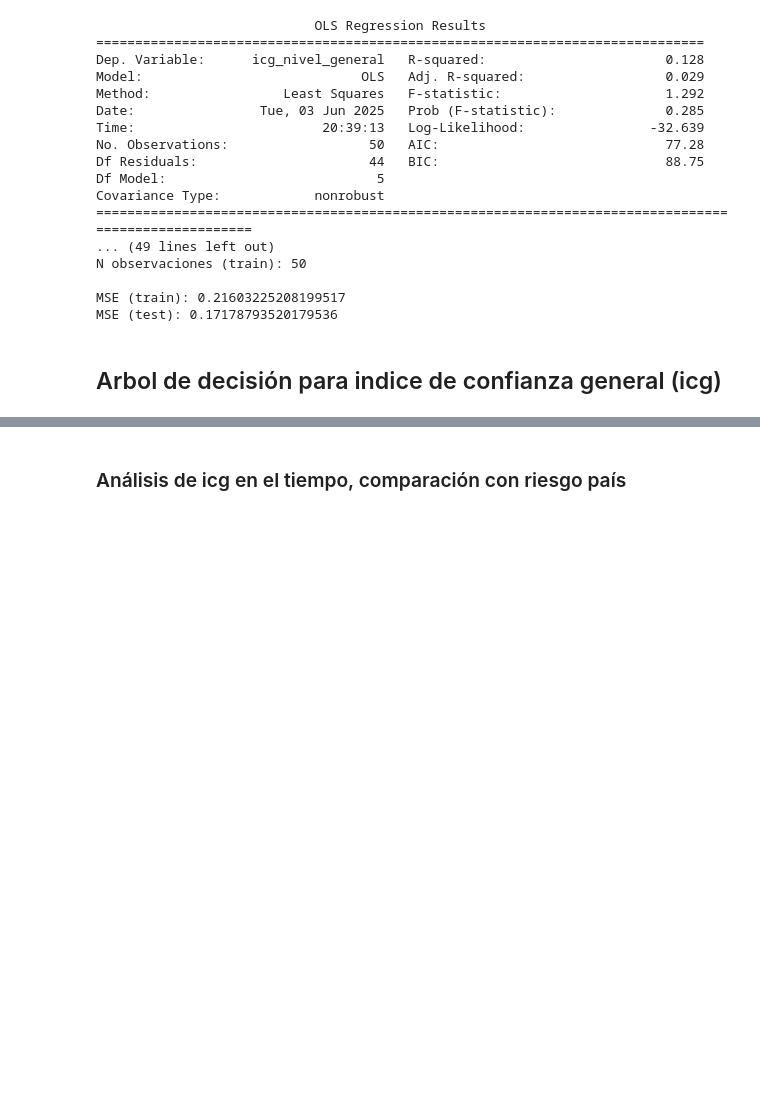
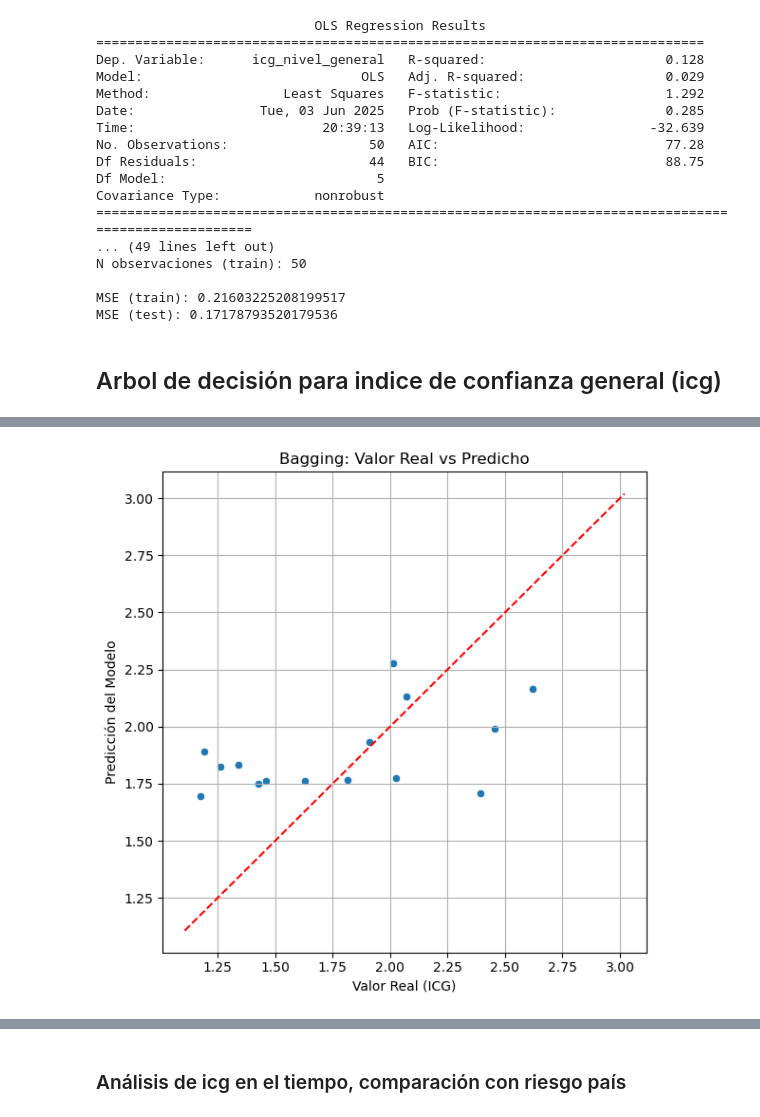
Before and after one commit to jtomasello247/ProyetctosTP, a Jupyter notebook: Predicción de confianza general.ipynb, the cells around one changed output, grey strips where cells are left out. Saved outputs shown, nothing was run; the diff lists cells and outputs as text; code cells hidden in the pictures; blank space fills up the shorter version.

```diff
--- a/Predicción de confianza general.ipynb
+++ b/Predicción de confianza general.ipynb
@@ -357,0 +529,25 @@ Error Cuadrático Medio: 0.19
+# %%
+
+# Árbol base
+arbol_base = DecisionTreeRegressor(max_depth=2, random_state=42)
+
+# Bagging con el parámetro correcto
+modelo_bagging = BaggingRegressor(
+    estimator=arbol_base,  # ← la corrección está acá
+    n_estimators=100,
+    bootstrap=True,
+    random_state=42
+)
+
+# Entrenar
+modelo_bagging.fit(X_train, y_train)
+
+# Predecir
+pred_bag = modelo_bagging.predict(X_test)
+
+# Métricas
+from sklearn.metrics import mean_squared_error, r2_score
+mse_bag = mean_squared_error(y_test, pred_bag)
+r2_bag = r2_score(y_test, pred_bag)
+
+print(f"Bagging - MSE: {mse_bag:.3f}, R²: {r2_bag:.2%}")
@@ -357,0 +591,15 @@ Error Cuadrático Medio: 0.19
+# %%
+import seaborn as sns
+
+# Asumimos que pred_bag son las predicciones del modelo bagging
+plt.figure(figsize=(6, 6))
+sns.scatterplot(x=y_test, y=pred_bag)
+plt.plot([y.min(), y.max()], [y.min(), y.max()], '--r')  # Línea identidad
+plt.xlabel('Valor Real (ICG)')
+plt.ylabel('Predicción del Modelo')
+plt.title('Bagging: Valor Real vs Predicho')
+plt.grid(True)
+plt.tight_layout()
+plt.show()
+# %% [output]
+[figure, added]
```
Also changed, not shown: parts of 26 cells of this notebook, 4 other files.
